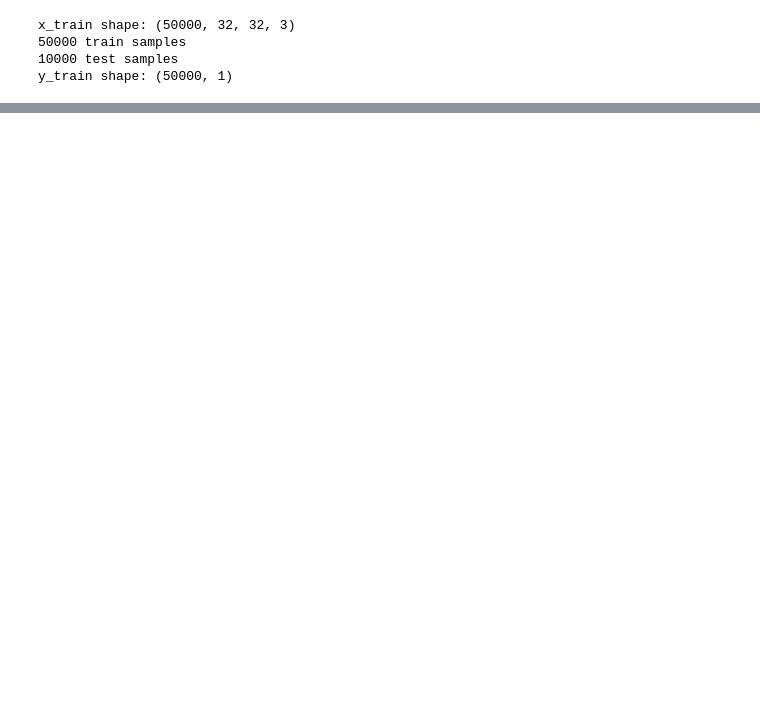
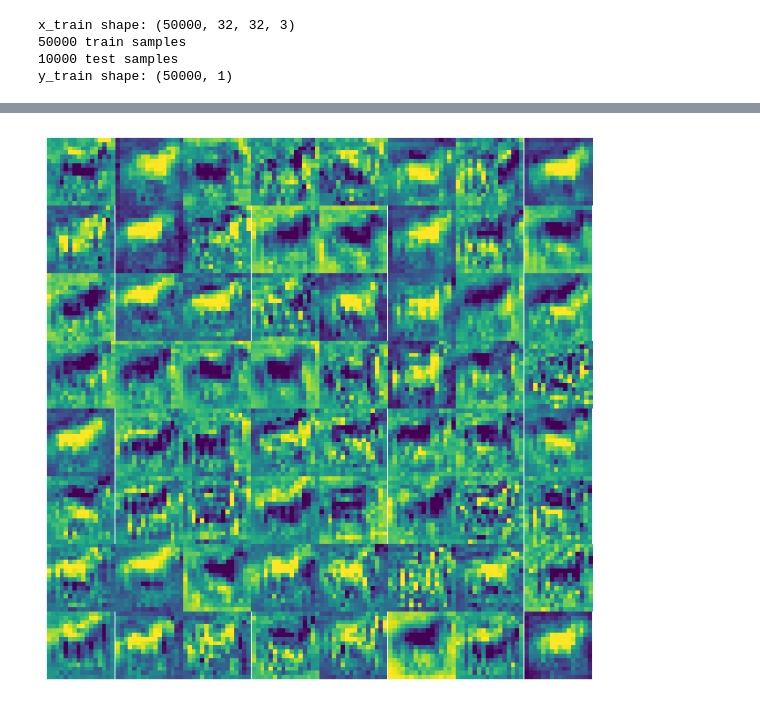
Before and after one commit to Vicss0529/collab-notebook, a Jupyter notebook: ResNet_Layers_Visualization.ipynb, the cells around one changed output, grey strips where cells are left out. Saved outputs shown, nothing was run; the diff lists cells and outputs as text; code cells hidden in the pictures; blank space fills up the shorter version.

```diff
--- a/ResNet_Layers_Visualization.ipynb
+++ b/ResNet_Layers_Visualization.ipynb
@@ -121,0 +219,4 @@ for i in range(num_blocks):
+# %%
+plot_activations(3, activations)
+# %% [output]
+[figure, added]
```
Also changed, not shown: parts of 14 cells of this notebook.
